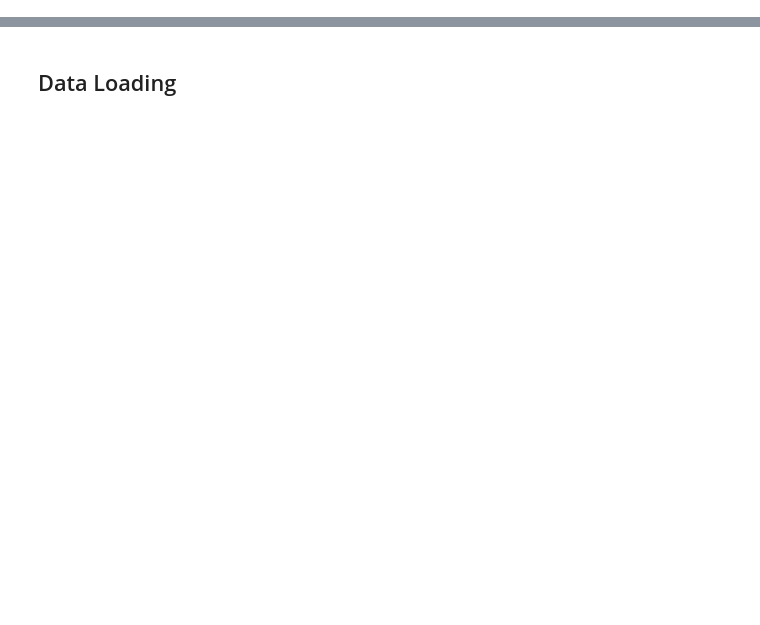
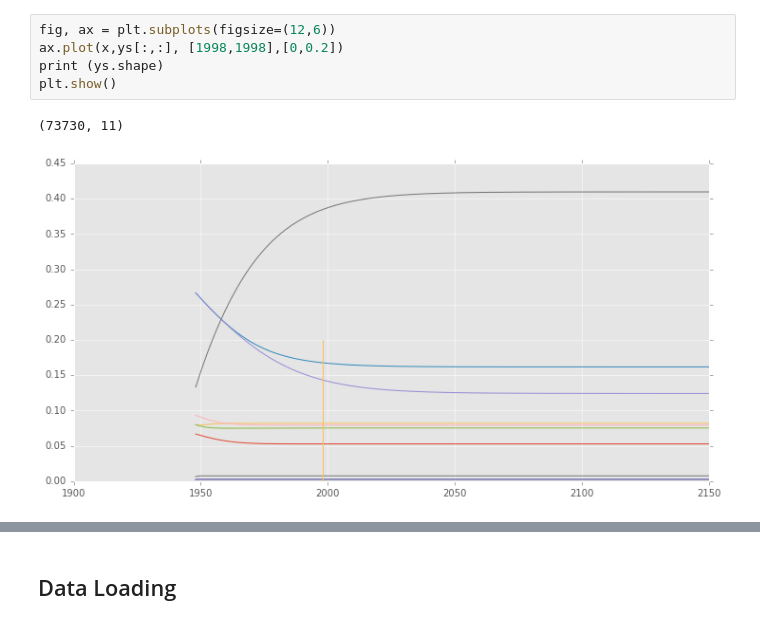
Before and after one commit to DeanLa/pertussis_model, a Jupyter notebook: hetro_new.ipynb, the cells around one changed output, grey strips where cells are left out. Drawn from its saved outputs; the diff is of its cells as text; blank space fills up the shorter version.

```diff
--- a/hetro_new.ipynb
+++ b/hetro_new.ipynb
@@ -17,0 +117,8 @@ from pertussis import *
+# %%
+fig, ax = plt.subplots(figsize=(12,6))
+ax.plot(x,ys[:,:], [1998,1998],[0,0.2])
+print (ys.shape)
+plt.show()
+# %% [output]
+(73730, 11)
+[figure, added]
```
Also changed, not shown: parts of 29 cells of this notebook, 8 other files.
